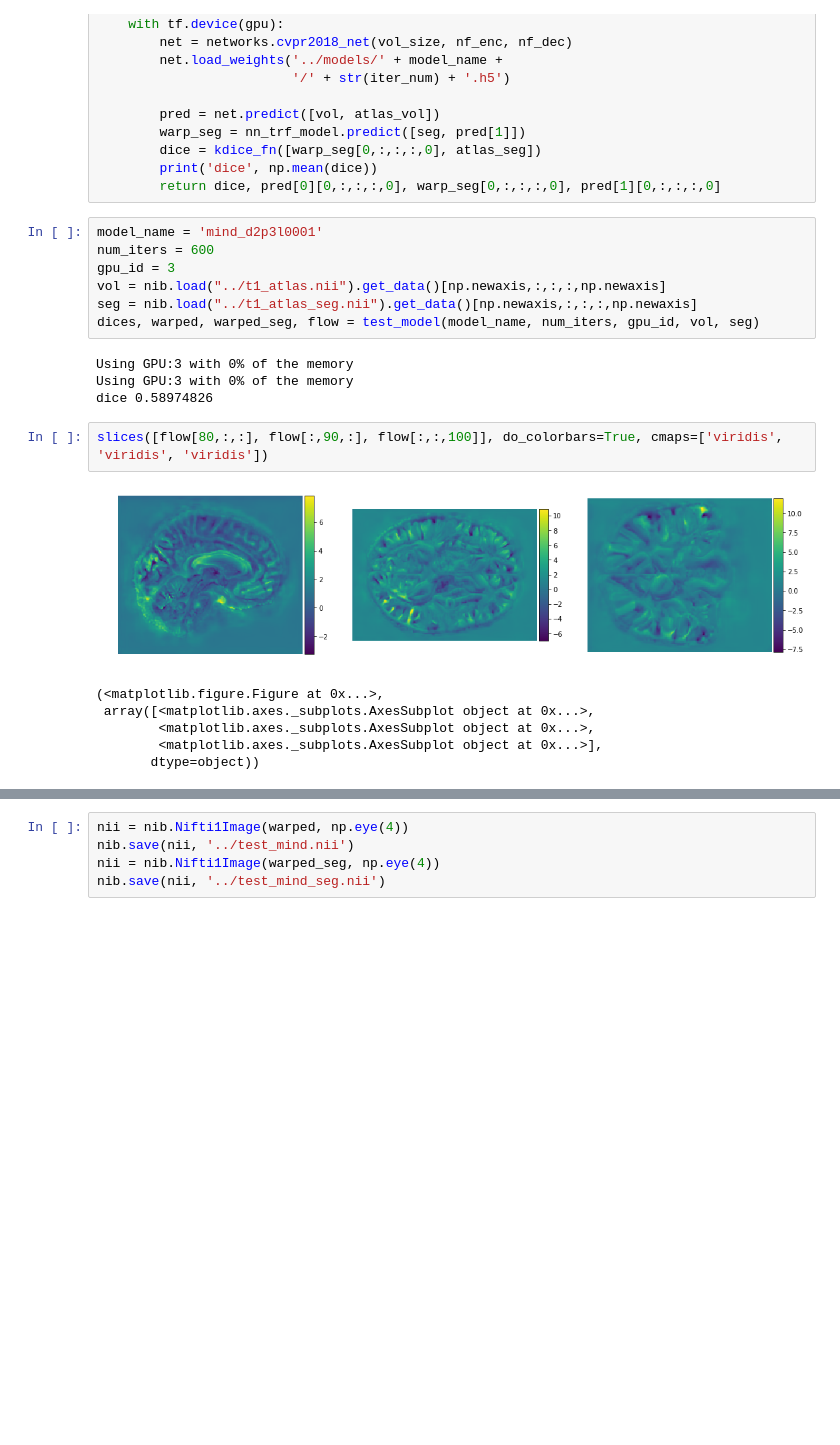
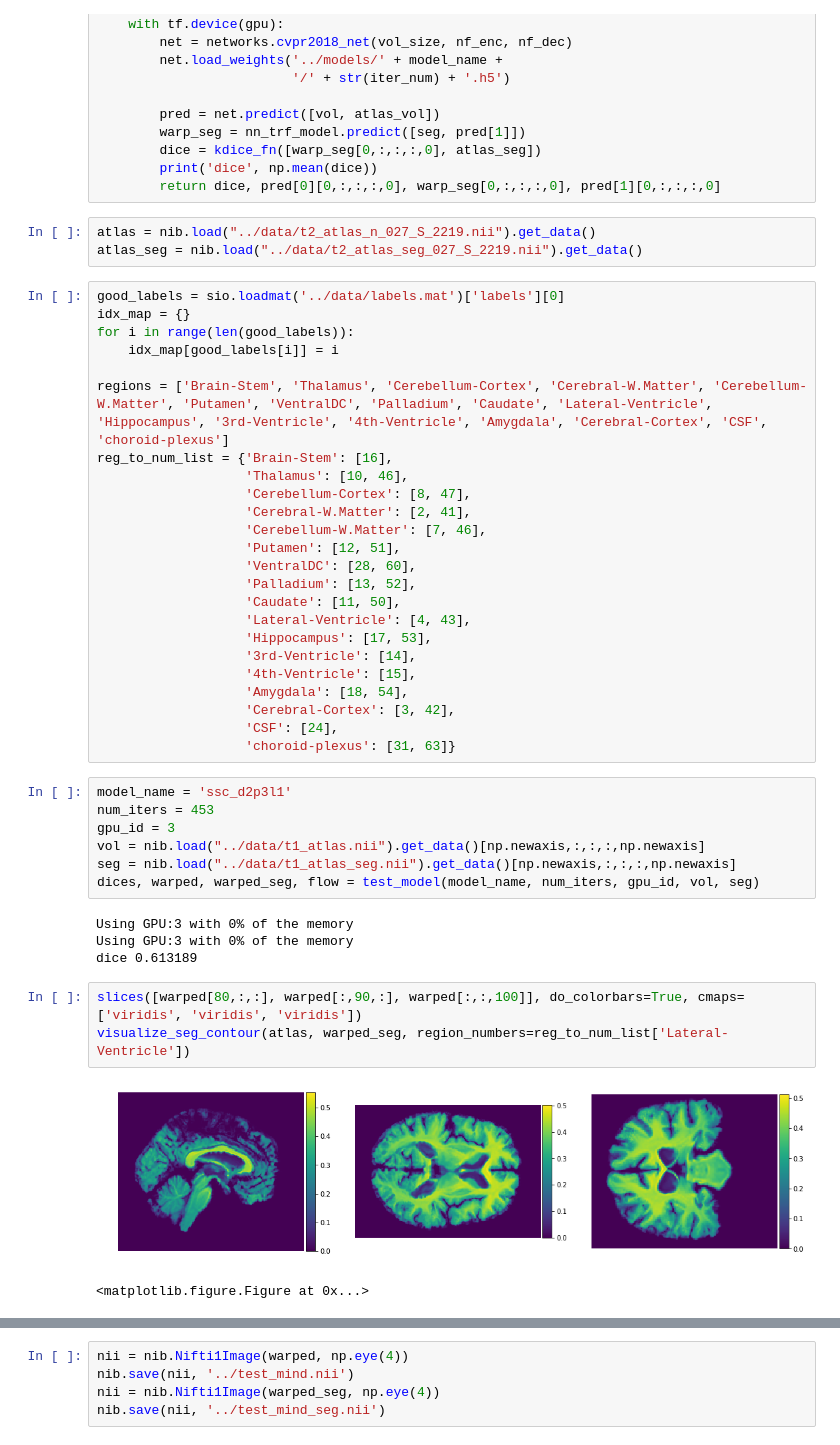
Before and after one commit to ckguo/voxelmorph, a Jupyter notebook: notebooks/test_model_mind.ipynb, the cells around one changed output, grey strips where cells are left out. Cells and saved outputs as stored; diff of their text form; blank space fills up the shorter version.

```diff
--- a/notebooks/test_model_mind.ipynb
+++ b/notebooks/test_model_mind.ipynb
@@ -122,23 +121,47 @@ def test_model(model_name, iter_num, gpu_id, vol, seg, max_clip=0.7):
         dice = kdice_fn([warp_seg[0,:,:,:,0], atlas_seg])
         print('dice', np.mean(dice))
         return dice, pred[0][0,:,:,:,0], warp_seg[0,:,:,:,0], pred[1][0,:,:,:,0]
+# %%
+atlas = nib.load("../data/t2_atlas_n_027_S_2219.nii").get_data()
+atlas_seg = nib.load("../data/t2_atlas_seg_027_S_2219.nii").get_data()
+# %%
+good_labels = sio.loadmat('../data/labels.mat')['labels'][0]
+idx_map = {}
+for i in range(len(good_labels)):
+    idx_map[good_labels[i]] = i
+
+regions = ['Brain-Stem', 'Thalamus', 'Cerebellum-Cortex', 'Cerebral-W.Matter', 'Cerebellum-W.Matter', 'Putamen', 'VentralDC', 'Palladium', 'Caudate', 'Lateral-Ventricle', 'Hippocampus', '3rd-Ventricle', '4th-Ventricle', 'Amygdala', 'Cerebral-Cortex', 'CSF', 'choroid-plexus']
+reg_to_num_list = {'Brain-Stem': [16],
+                   'Thalamus': [10, 46],
+                   'Cerebellum-Cortex': [8, 47],
+                   'Cerebral-W.Matter': [2, 41],
+                   'Cerebellum-W.Matter': [7, 46],
+                   'Putamen': [12, 51],
+                   'VentralDC': [28, 60],
+                   'Palladium': [13, 52],
+                   'Caudate': [11, 50],
+                   'Lateral-Ventricle': [4, 43],
+                   'Hippocampus': [17, 53],
+                   '3rd-Ventricle': [14],
+                   '4th-Ventricle': [15],
+                   'Amygdala': [18, 54],
+                   'Cerebral-Cortex': [3, 42],
+                   'CSF': [24],
+                   'choroid-plexus': [31, 63]}
 # %%
-model_name = 'mind_d2p3l0001'
-num_iters = 600
+model_name = 'ssc_d2p3l1'
+num_iters = 453
 gpu_id = 3
-vol = nib.load("../t1_atlas.nii").get_data()[np.newaxis,:,:,:,np.newaxis]
-seg = nib.load("../t1_atlas_seg.nii").get_data()[np.newaxis,:,:,:,np.newaxis]
+vol = nib.load("../data/t1_atlas.nii").get_data()[np.newaxis,:,:,:,np.newaxis]
+seg = nib.load("../data/t1_atlas_seg.nii").get_data()[np.newaxis,:,:,:,np.newaxis]
 dices, warped, warped_seg, flow = test_model(model_name, num_iters, gpu_id, vol, seg)
 # %% [output]
 Using GPU:3 with 0% of the memory
 Using GPU:3 with 0% of the memory
-dice 0.58974826
+dice 0.613189
 # %%
-slices([flow[80,:,:], flow[:,90,:], flow[:,:,100]], do_colorbars=True, cmaps=['viridis', 'viridis', 'viridis'])
+slices([warped[80,:,:], warped[:,90,:], warped[:,:,100]], do_colorbars=True, cmaps=['viridis', 'viridis', 'viridis'])
+visualize_seg_contour(atlas, warped_seg, region_numbers=reg_to_num_list['Lateral-Ventricle'])
 # %% [output]
-[figure, old version]
+[figure, new version]
-(<matplotlib.figure.Figure at 0x...>,
- array([<matplotlib.axes._subplots.AxesSubplot object at 0x...>,
-        <matplotlib.axes._subplots.AxesSubplot object at 0x...>,
-        <matplotlib.axes._subplots.AxesSubplot object at 0x...>],
-       dtype=object))
+<matplotlib.figure.Figure at 0x...>
```
Also changed, not shown: parts of 2 cells of this notebook, 5 other files.
